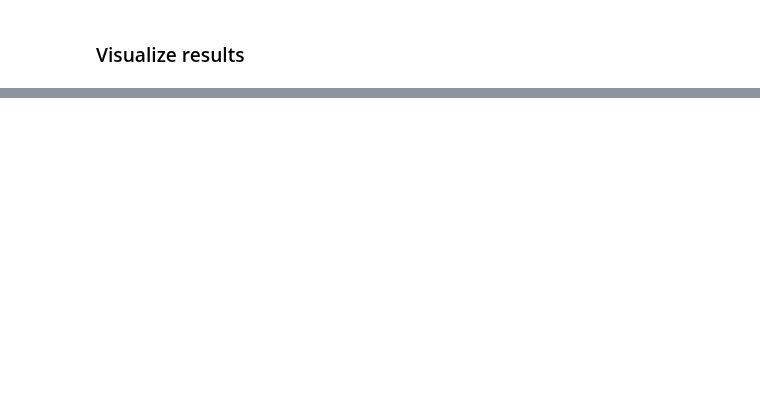
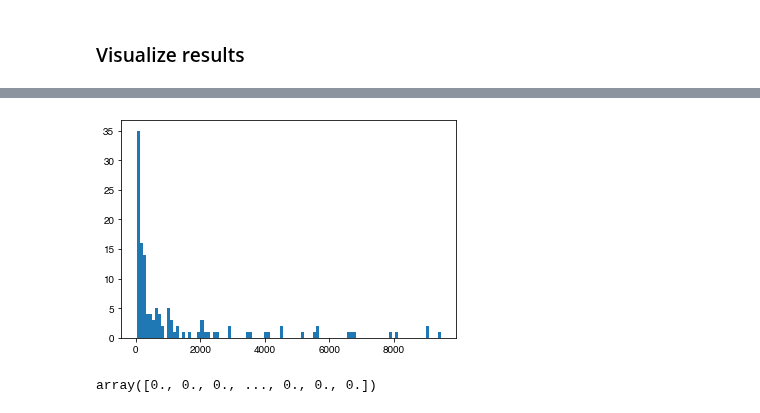
Before and after one commit to ryansmcgee/ecoevocrm, a Jupyter notebook: src/ecoevocrm/demos/numba_testing.ipynb, the cells around one changed output, grey strips where cells are left out. Drawn from its saved outputs; the diff is of its cells as text; code cells hidden in the pictures; blank space fills up the shorter version.

```diff
--- a/src/ecoevocrm/demos/numba_testing.ipynb
+++ b/src/ecoevocrm/demos/numba_testing.ipynb
@@ -96,0 +137,12 @@ viz.matrix_plot(anc_system.get_extant_type_set().sigma, ax=ax)
+# %%
+plt.hist(anc_system.N_series[(anc_system.N_series[:,-1]>0)&(anc_system.N_series[:,-1]<1e4),-1], bins=100)
+# plt.xlim((0,100))
+plt.show()
+# %% [output]
+[figure, added]
+# %%
+# anc_system.mutant_fitnesses[(anc_system.N_series[:,-1] > 0) & (anc_system.N_series[:,-1] < 1e4)]
+# ConsumerResourceSystem.growth_rate()
+anc_system.N()
+# %% [output]
+array([0., 0., 0., ..., 0., 0., 0.])
```
Also changed, not shown: parts of 27 cells of this notebook, 3 other files.
